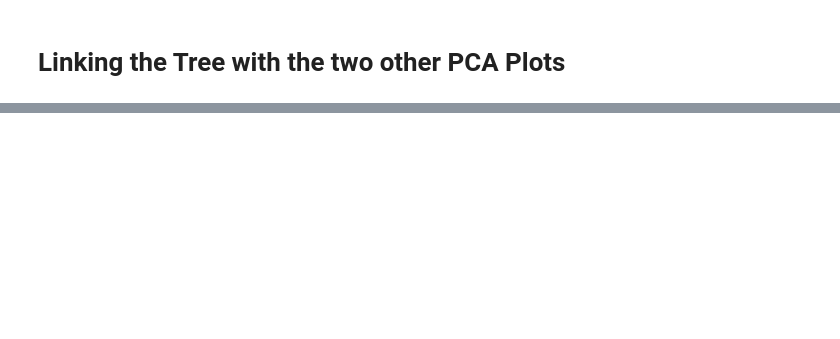
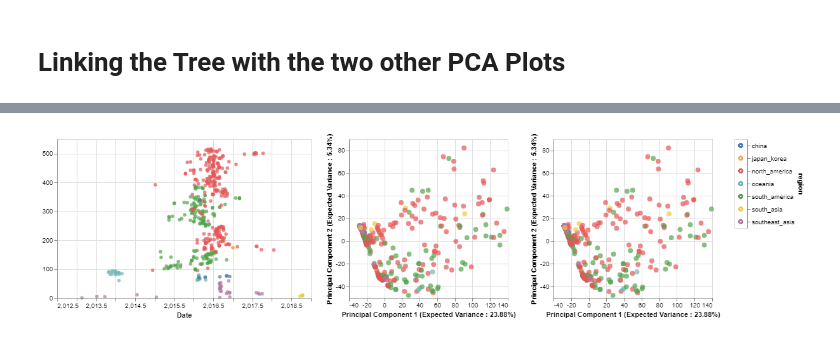
Before and after one commit to blab/cartography, a Jupyter notebook: notebooks/2019-07-29PCAScaledAndCentered.ipynb, the cells around one changed output, grey strips where cells are left out. Cells and saved outputs as stored; diff of their text form; code cells hidden in the pictures; blank space fills up the shorter version.

Commit message:
Fixed Index.md, added PCA Scaled and Centered

```diff
--- a/notebooks/2019-07-29PCAScaledAndCentered.ipynb
+++ b/notebooks/2019-07-29PCAScaledAndCentered.ipynb
@@ -410,0 +410,62 @@ tree_name|pc1|pc34
+# %%
+import altair as alt
+
+#brush = alt.selection(type='interval', resolve='global')
+base = alt.Chart(merged_df)
+selection = alt.selection_multi(fields=['region'])
+
+color = alt.condition(selection,
+                      alt.Color('region:N', legend=None),
+                      alt.value('lightgray'))
+
+pc1 = base.mark_circle(size=60).encode(
+    x=alt.X('principal component 1',title='Principal Component 1 (Expected Variance : {}%'.format(round(pca.explained_variance_ratio_[0]*100,2)) + ")"),
+    y=alt.X('principal component 2',title='Principal Component 2 (Expected Variance : {}%'.format(round(pca.explained_variance_ratio_[1]*100,2)) + ")"),
+    color=color,
+    tooltip=['strain', 'region']
+).add_selection(
+    selection
+).properties(
+    width=250,
+    height=250
+)
+
+pc2 = base.mark_circle(size=60).encode(
+    x=alt.X('principal component 1',title='Principal Component 1 (Expected Variance : {}%'.format(round(pca.explained_variance_ratio_[0]*100,2)) + ")"),
+    y=alt.X('principal component 2',title='Principal Component 2 (Expected Variance : {}%'.format(round(pca.explained_variance_ratio_[1]*100,2)) + ")"),
+    color=color,
+    tooltip=['strain', 'region']
+).add_selection(
+    selection
+).properties(
+    width=250,
+    height=250
+)
+#Make this into a website (view compiled vega -- gives you the javascript -- put that into a HTML script)
+tree_name = base.mark_circle().encode(
+    x=alt.X(
+        "date:Q",
+        scale=alt.Scale(domain=(node_df["date"].min() - 0.2, node_df["date"].max() + 0.2)),
+        title="Date"
+    ),
+    y=alt.Y(
+        "y:Q",
+        title=""
+    ),
+    color=color,
+    tooltip=["strain:N", "region:N", "date:Q"]
+).add_selection(selection).properties(width=400,height=250)
+
+legend = base.mark_point().encode(
+    y=alt.Y('region:N', axis=alt.Axis(orient='right')),
+    color=color
+).add_selection(
+    selection
+)
+#make region clickable
+clickablePCAChart = tree_name|pc1|pc2|legend
+clickablePCAChart.save('../Docs/PCAScaledClickable.html')
+clickablePCAChart
+#Make this into a website (view compiled vega -- gives you the javascript -- put that into a HTML script)
+# %% [output]
+[figure, added]
```
Also changed, not shown: parts of 10 cells of this notebook, 5 other files.
